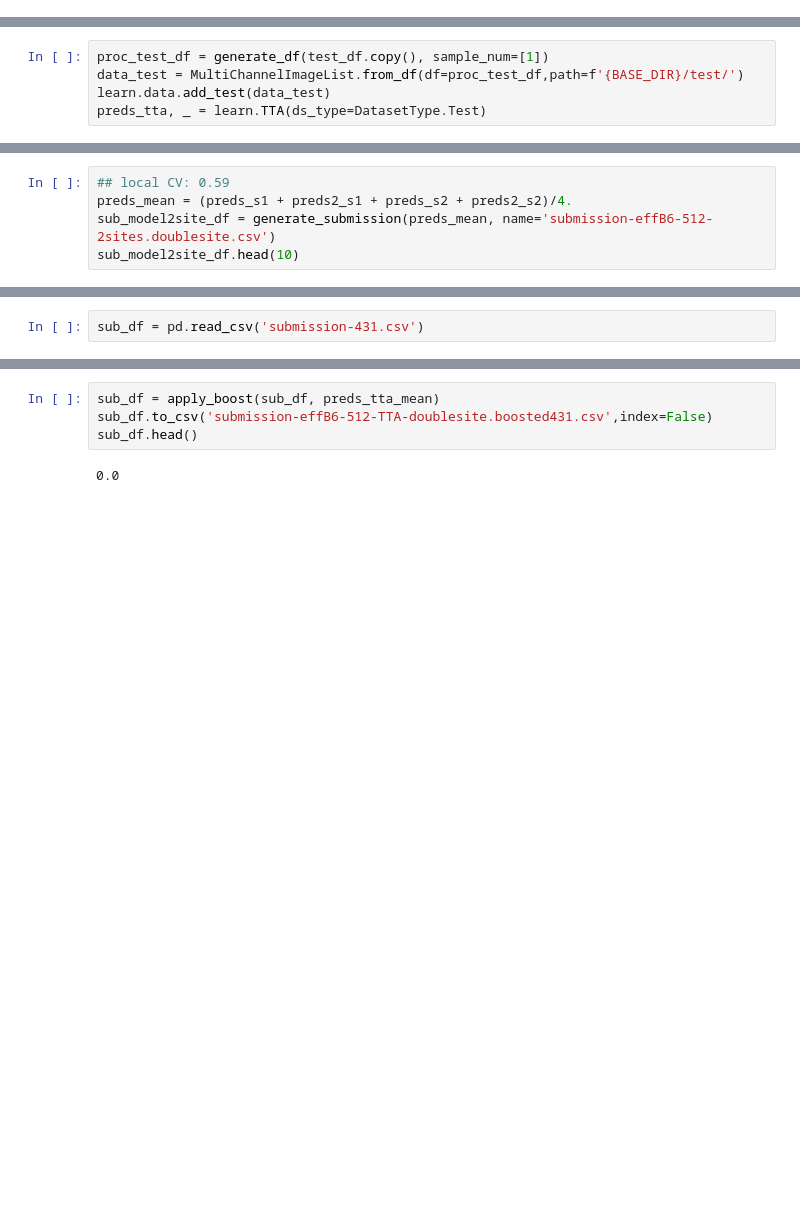
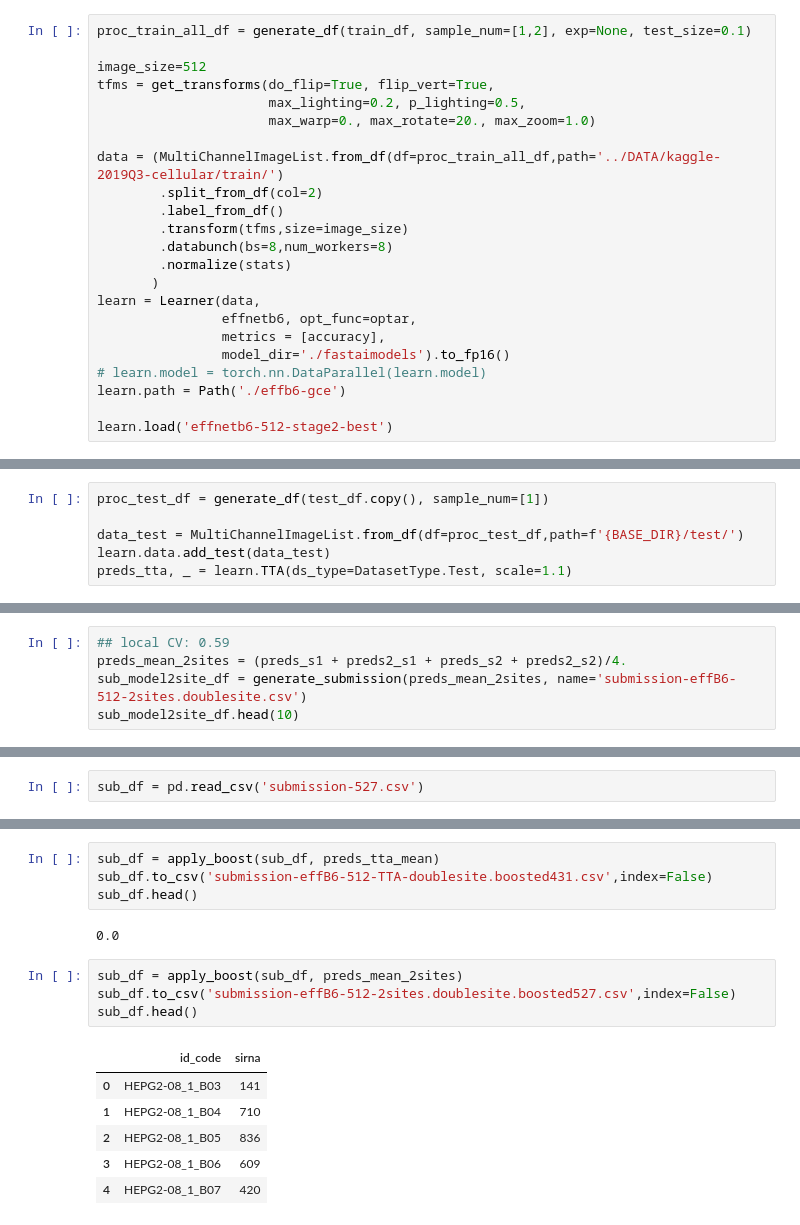
Before and after one commit to chengjiun/kaggle-2019Q3-cellular, a Jupyter notebook: Notebooks/rcic-fastai-effnetb5-512-gce.ipynb, the cells around one changed output, grey strips where cells are left out. Saved outputs shown, nothing was run; the diff lists cells and outputs as text; blank space fills up the shorter version.

```diff
--- a/Notebooks/rcic-fastai-effnetb5-512-gce.ipynb
+++ b/Notebooks/rcic-fastai-effnetb5-512-gce.ipynb
@@ -657,0 +660,23 @@ write to submission_df submission-effB6-512-doublesite.csv
+# %%
+proc_train_all_df = generate_df(train_df, sample_num=[1,2], exp=None, test_size=0.1)
+
+image_size=512
+tfms = get_transforms(do_flip=True, flip_vert=True,
+                      max_lighting=0.2, p_lighting=0.5,
+                      max_warp=0., max_rotate=20., max_zoom=1.0)
+
+data = (MultiChannelImageList.from_df(df=proc_train_all_df,path='../DATA/kaggle-2019Q3-cellular/train/')
+        .split_from_df(col=2)
+        .label_from_df()
+        .transform(tfms,size=image_size)
+        .databunch(bs=8,num_workers=8)
+        .normalize(stats)
+       )
+learn = Learner(data,
+                effnetb6, opt_func=optar,
+                metrics = [accuracy],
+                model_dir='./fastaimodels').to_fp16()
+# learn.model = torch.nn.DataParallel(learn.model)
+learn.path = Path('./effb6-gce')
+
+learn.load('effnetb6-512-stage2-best')
@@ -658,8 +701,9 @@ write to submission_df submission-effB6-512-doublesite.csv
 # %%
 proc_test_df = generate_df(test_df.copy(), sample_num=[1])
+
 data_test = MultiChannelImageList.from_df(df=proc_test_df,path=f'{BASE_DIR}/test/')
 learn.data.add_test(data_test)
-preds_tta, _ = learn.TTA(ds_type=DatasetType.Test)
+preds_tta, _ = learn.TTA(ds_type=DatasetType.Test, scale=1.1)
 # %% [output]
 [interactive output not drawn]
 # %%
@@ -752,6 +796,6 @@ preds2_s1, _ = learn.get_preds(DatasetType.Test)
 preds2_s1_ = preds2_s1.argmax(dim=-1)
 # %%
 ## local CV: 0.59
-preds_mean = (preds_s1 + preds2_s1 + preds_s2 + preds2_s2)/4.
-sub_model2site_df = generate_submission(preds_mean, name='submission-effB6-512-2sites.doublesite.csv')
+preds_mean_2sites = (preds_s1 + preds2_s1 + preds_s2 + preds2_s2)/4.
+sub_model2site_df = generate_submission(preds_mean_2sites, name='submission-effB6-512-2sites.doublesite.csv')
 sub_model2site_df.head(10)
@@ -758,7 +819,7 @@ sub_model2site_df.head(10)
 # %% [markdown]
 ## self-boost
 # %%
-sub_df = pd.read_csv('submission-431.csv')
+sub_df = pd.read_csv('submission-527.csv')
 # %%
 plate_groups = np.zeros((1108,4), int)
 for sirna in range(1108):
@@ -826,3 +894,14 @@ sub_df.to_csv('submission-effB6-512-TTA-doublesite.boosted431.csv',index=False)
 sub_df.head()
 # %% [output]
 0.0
+# %%
+sub_df = apply_boost(sub_df, preds_mean_2sites)
+sub_df.to_csv('submission-effB6-512-2sites.doublesite.boosted527.csv',index=False)
+sub_df.head()
+# %% [output]
+|  | id_code | sirna |
+| 0 | HEPG2-08_1_B03 | 141 |
+| 1 | HEPG2-08_1_B04 | 710 |
+| 2 | HEPG2-08_1_B05 | 836 |
+| 3 | HEPG2-08_1_B06 | 609 |
+| 4 | HEPG2-08_1_B07 | 420 |
```
Also changed, not shown: parts of 7 cells of this notebook.
